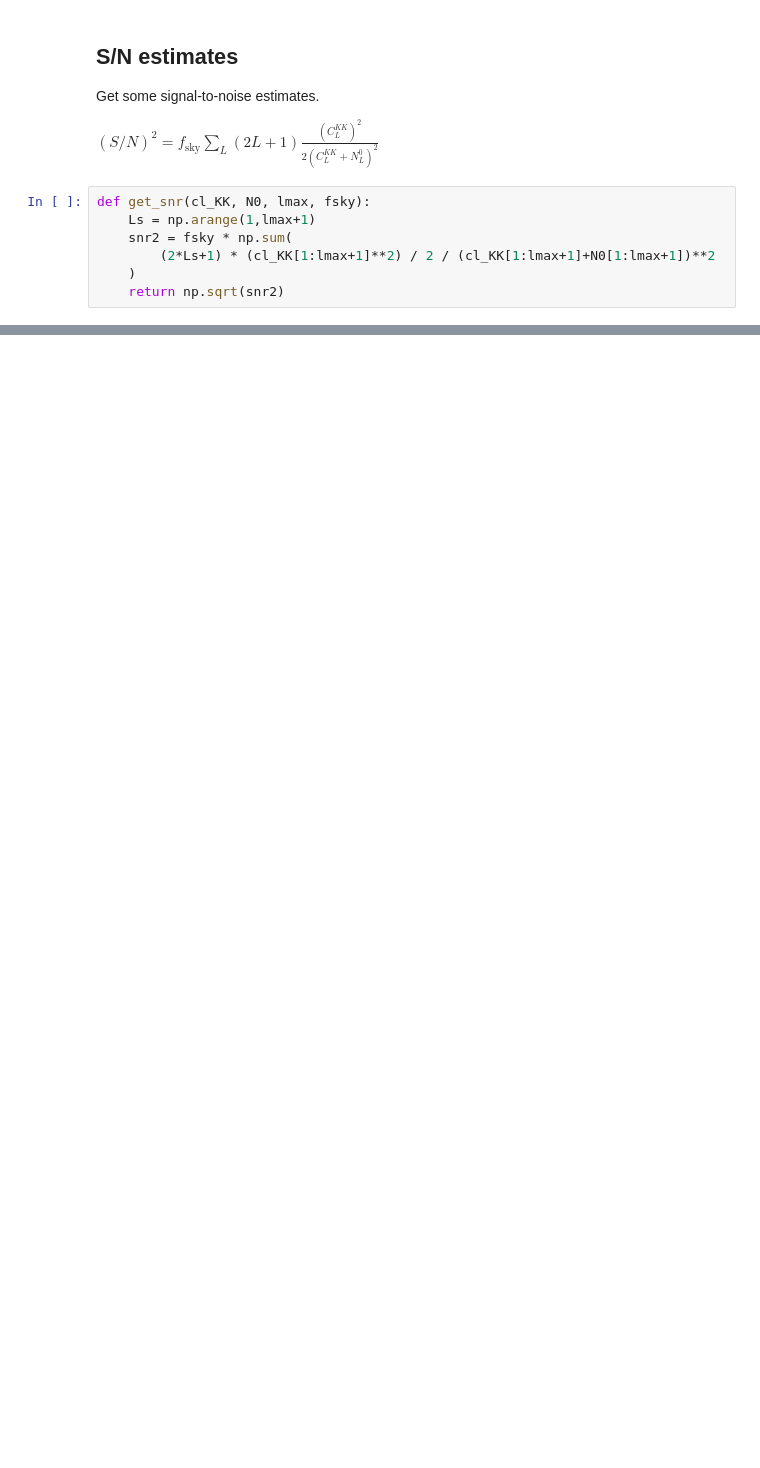
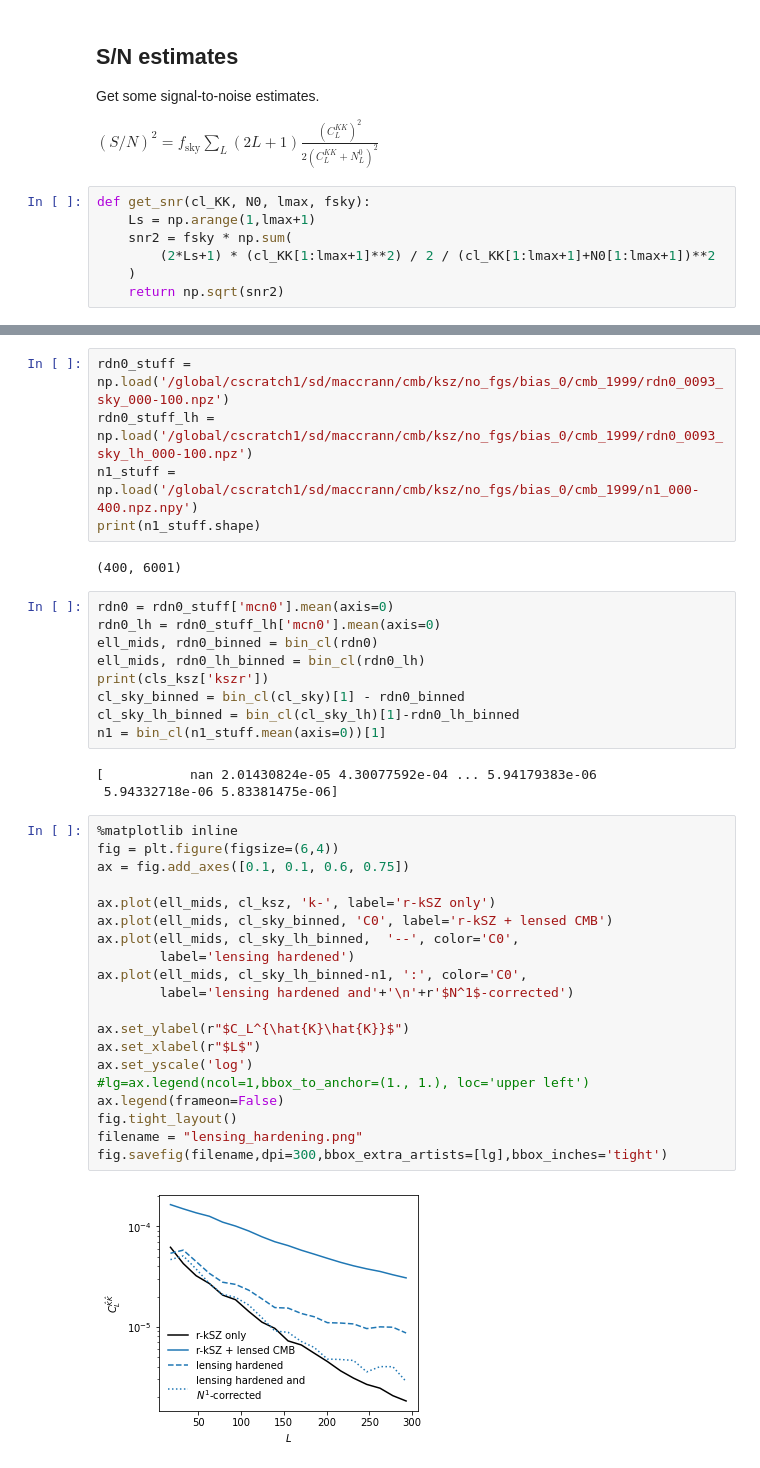
Before and after one commit to NiallMac/ksz2, a Jupyter notebook: plots/plot_lensing.ipynb, the cells around one changed output, grey strips where cells are left out. Cells and saved outputs as stored; diff of their text form; blank space fills up the shorter version.

```diff
--- a/plots/plot_lensing.ipynb
+++ b/plots/plot_lensing.ipynb
@@ -153,0 +177,41 @@ ax.set_yscale('log')
+# %%
+rdn0_stuff = np.load('/global/cscratch1/sd/maccrann/cmb/ksz/no_fgs/bias_0/cmb_1999/rdn0_0093_sky_000-100.npz')
+rdn0_stuff_lh = np.load('/global/cscratch1/sd/maccrann/cmb/ksz/no_fgs/bias_0/cmb_1999/rdn0_0093_sky_lh_000-100.npz')
+n1_stuff = np.load('/global/cscratch1/sd/maccrann/cmb/ksz/no_fgs/bias_0/cmb_1999/n1_000-400.npz.npy')
+print(n1_stuff.shape)
+# %% [output]
+(400, 6001)
+# %%
+rdn0 = rdn0_stuff['mcn0'].mean(axis=0)
+rdn0_lh = rdn0_stuff_lh['mcn0'].mean(axis=0)
+ell_mids, rdn0_binned = bin_cl(rdn0)
+ell_mids, rdn0_lh_binned = bin_cl(rdn0_lh)
+print(cls_ksz['kszr'])
+cl_sky_binned = bin_cl(cl_sky)[1] - rdn0_binned
+cl_sky_lh_binned = bin_cl(cl_sky_lh)[1]-rdn0_lh_binned
+n1 = bin_cl(n1_stuff.mean(axis=0))[1]
+# %% [output]
+[           nan 2.01430824e-05 4.30077592e-04 ... 5.94179383e-06
+ 5.94332718e-06 5.83381475e-06]
+# %%
+%matplotlib inline
+fig = plt.figure(figsize=(6,4))
+ax = fig.add_axes([0.1, 0.1, 0.6, 0.75])
+
+ax.plot(ell_mids, cl_ksz, 'k-', label='r-kSZ only')
+ax.plot(ell_mids, cl_sky_binned, 'C0', label='r-kSZ + lensed CMB')
+ax.plot(ell_mids, cl_sky_lh_binned,  '--', color='C0',
+        label='lensing hardened')
+ax.plot(ell_mids, cl_sky_lh_binned-n1, ':', color='C0',
+        label='lensing hardened and'+'\n'+r'$N^1$-corrected')
+
+ax.set_ylabel(r"$C_L^{\hat{K}\hat{K}}$")
+ax.set_xlabel(r"$L$")
+ax.set_yscale('log')
+#lg=ax.legend(ncol=1,bbox_to_anchor=(1., 1.), loc='upper left')
+ax.legend(frameon=False)
+fig.tight_layout()
+filename = "lensing_hardening.png"
+fig.savefig(filename,dpi=300,bbox_extra_artists=[lg],bbox_inches='tight')
+# %% [output]
+[figure, added]
```
Also changed, not shown: parts of 23 cells of this notebook, 3 other files.
